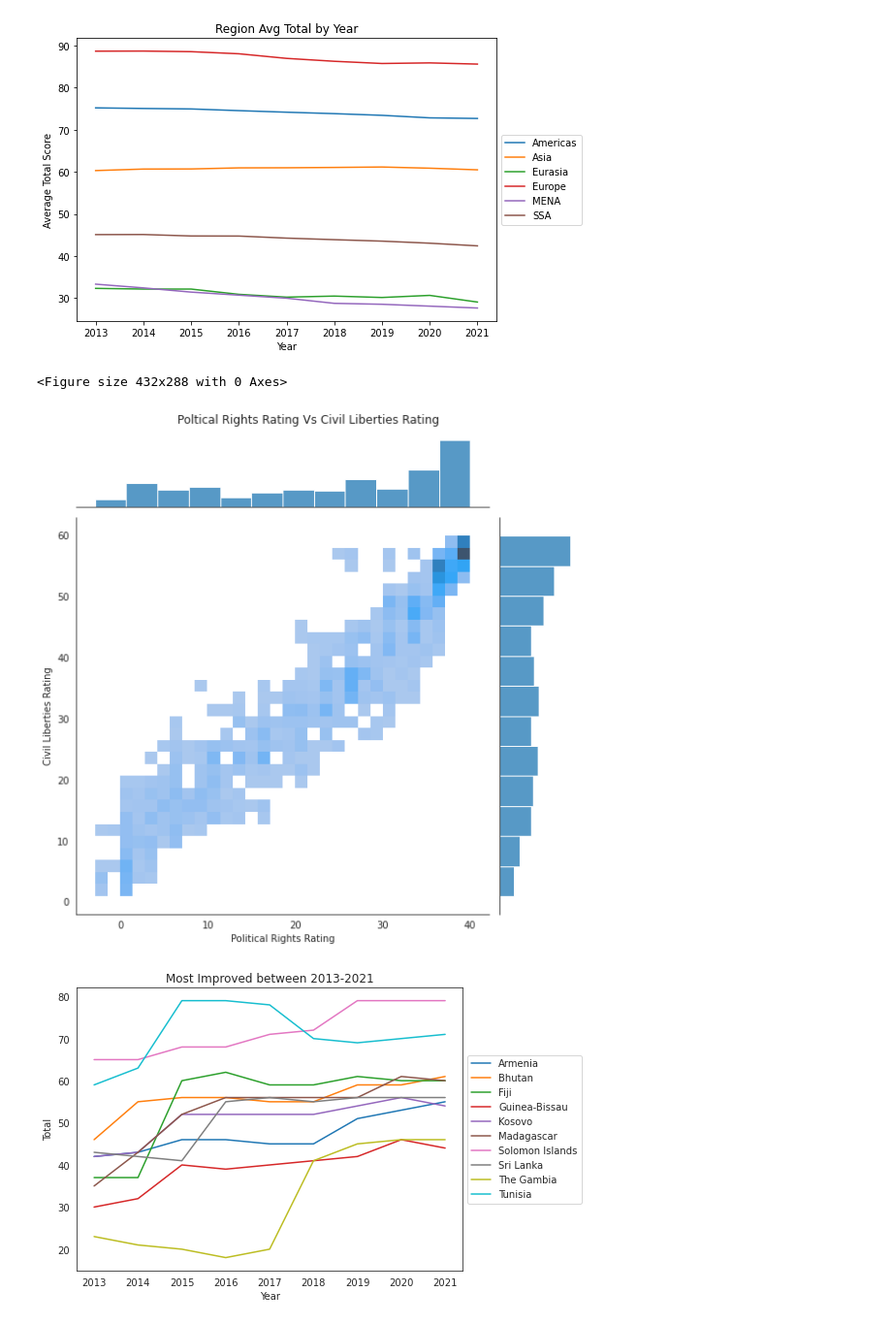
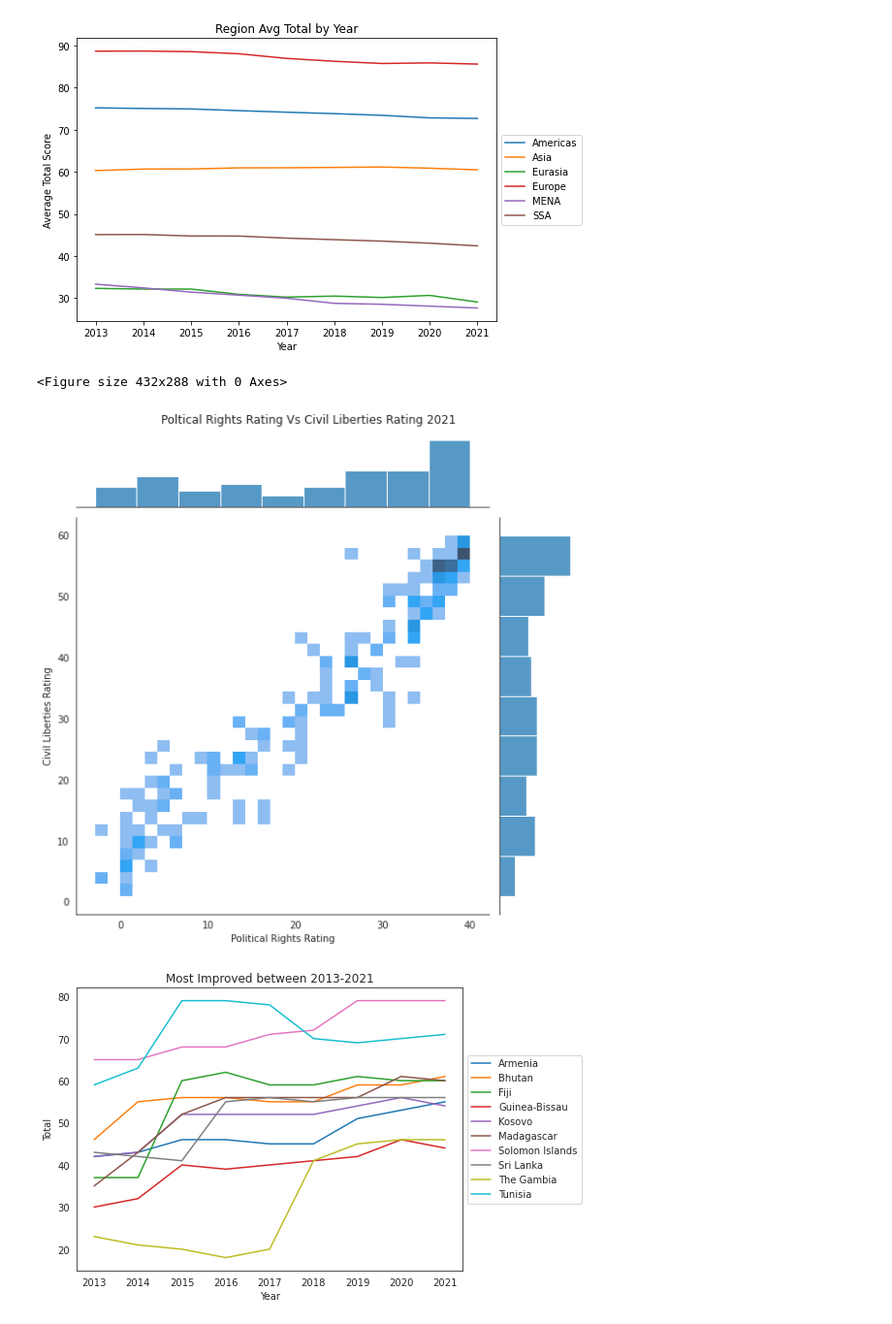
Before and after one commit to keithroger/notebooks, a Jupyter notebook: Freedom in the World 2013-2021/fitw.ipynb, the cells around one changed output. Shown at 97% size. Drawn from its saved outputs; the diff is of its cells as text; code cells hidden in the pictures.

```diff
--- a/Freedom in the World 2013-2021/fitw.ipynb
+++ b/Freedom in the World 2013-2021/fitw.ipynb
@@ -140,21 +142,22 @@ plt.savefig('images/regions_avg_total_score_by_year.png')
 # %% [output]
 [figure]
 # %%
+# Graph the distribution of PR and CL in 2021
 sns.set_style('white')
 plt.figure()
 g = sns.jointplot(
         x='PR',
         y='CL',
-        data=countries,
+        data=countries[countries['Year'] == 2021],
         bins=30,
         kind='hist',
         height=8)
 g.ax_joint.set_xlabel('Political Rights Rating')
 g.ax_joint.set_ylabel('Civil Liberties Rating')
-g.fig.suptitle('Poltical Rights Rating Vs Civil Liberties Rating')
+g.fig.suptitle('Poltical Rights Rating Vs Civil Liberties Rating 2021')
 plt.tight_layout()
 plt.savefig('images/cl_vs_pr_jointplot.png')
 # %% [output]
 <Figure size 432x288 with 0 Axes>
-[figure, old version]
+[figure, new version]
 # %%
```
Also changed, not shown: parts of 8 cells of this notebook, 1 other file.
